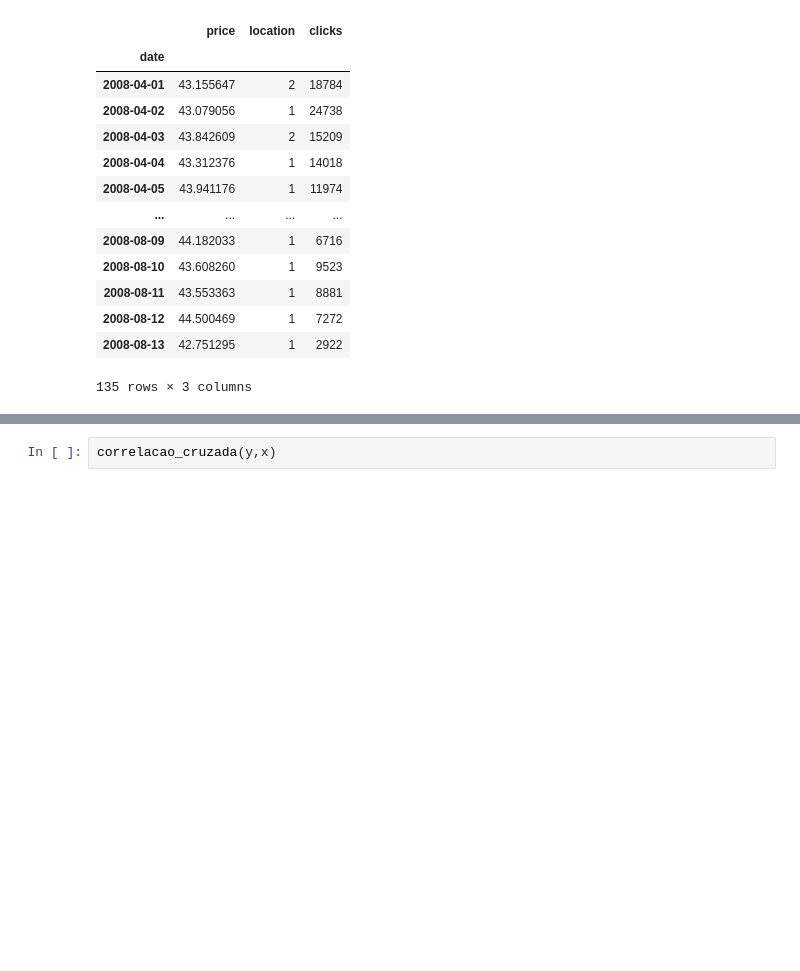
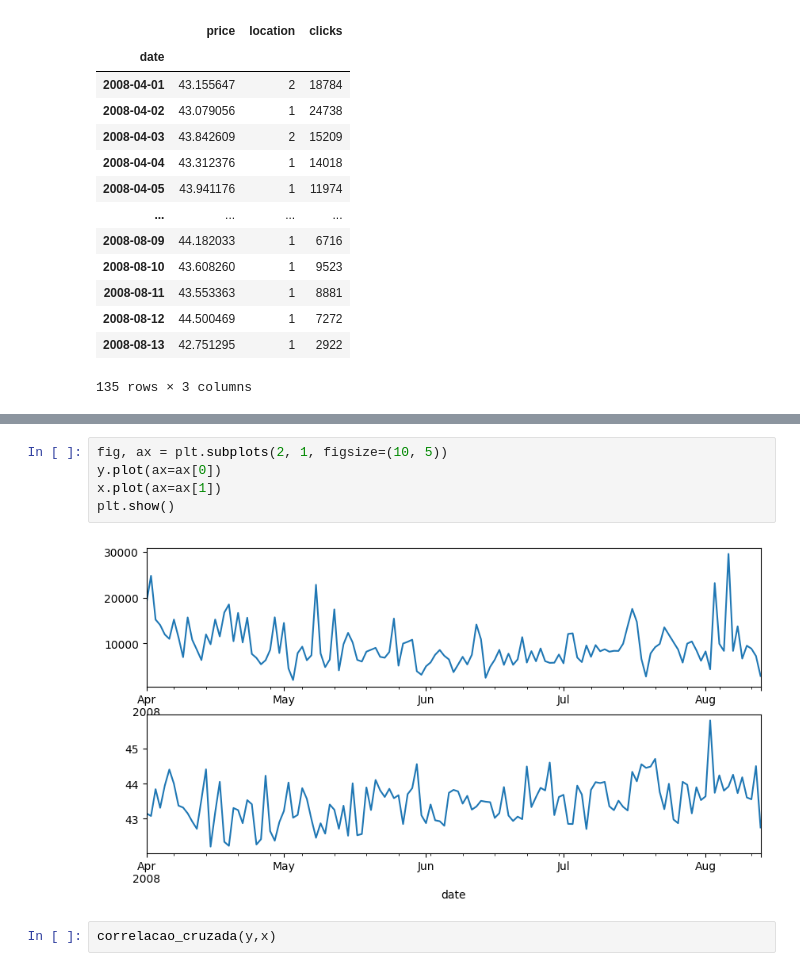
Before and after one commit to danielrferreira/classes, a Jupyter notebook: ASN/Séries Temporais/preparacao/Aula 7.ipynb, the cells around one changed output, grey strips where cells are left out. Cells and saved outputs as stored; diff of their text form; blank space fills up the shorter version.

```diff
--- a/ASN/Séries Temporais/preparacao/Aula 7.ipynb
+++ b/ASN/Séries Temporais/preparacao/Aula 7.ipynb
@@ -38,3 +49,10 @@ x = df['price']
+# %%
+fig, ax = plt.subplots(2, 1, figsize=(10, 5))
+y.plot(ax=ax[0])
+x.plot(ax=ax[1])
+plt.show()
+# %% [output]
+[figure, added]
 # %%
 correlacao_cruzada(y,x)
 # %% [output]
```
Also changed, not shown: parts of 4 cells of this notebook.
